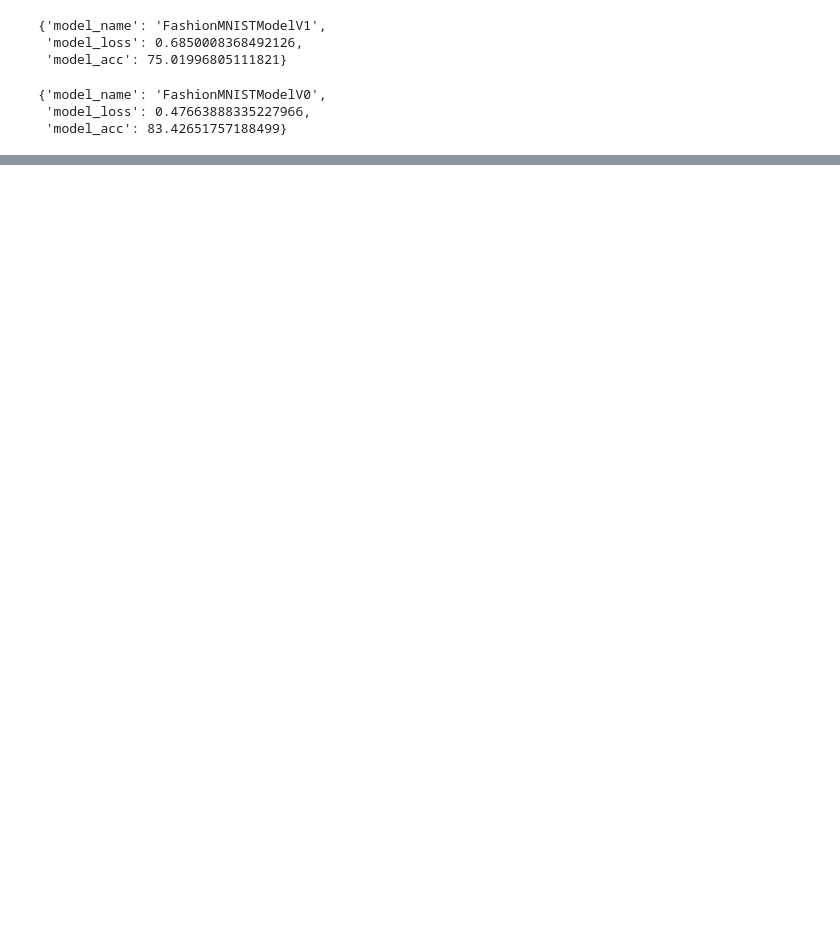
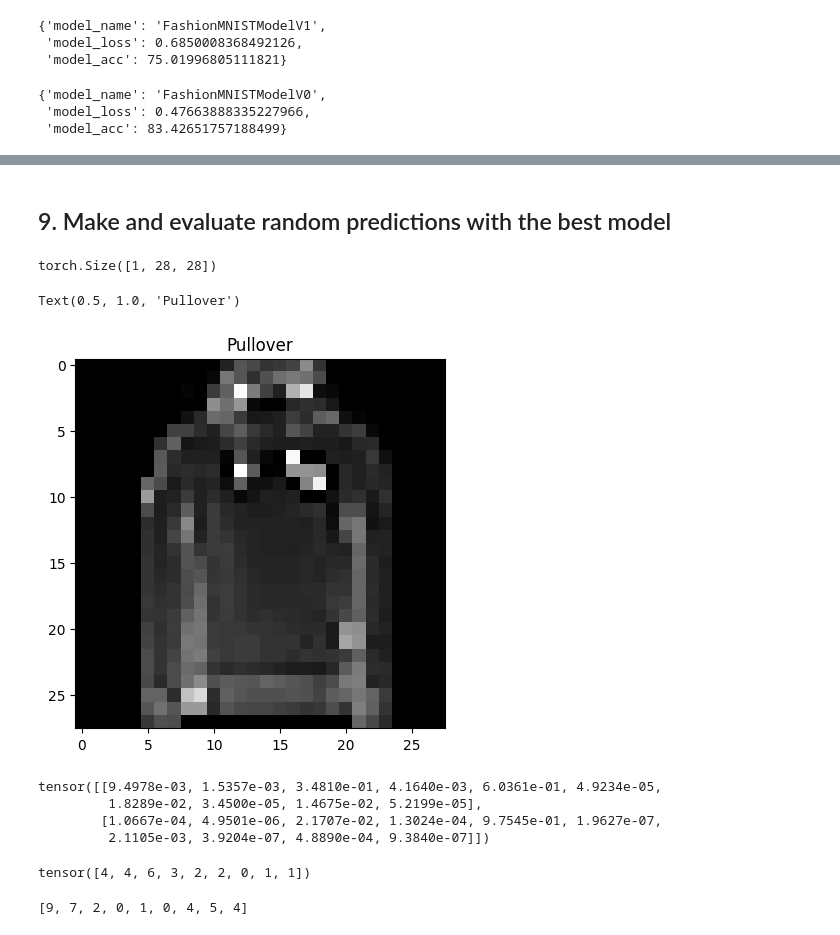
Before and after one commit to AishaEvering/PyTorch_Exercises, a Jupyter notebook: 03_pytorch_computer_vision.ipynb, the cells around one changed output, grey strips where cells are left out. Cells and saved outputs as stored; diff of their text form; code cells hidden in the pictures; blank space fills up the shorter version.

```diff
--- a/03_pytorch_computer_vision.ipynb
+++ b/03_pytorch_computer_vision.ipynb
@@ -816,0 +1110,2 @@ model_0_results
+# %% [markdown]
+## 9. Make and evaluate random predictions with the best model
@@ -816,0 +1136,43 @@ model_0_results
+# %%
+import random
+
+#random.seed(42)
+
+test_samples = []
+test_labels = []
+
+for sample, label in random.sample(list(test_data), k=9): #randomly sampling 9 samples
+  test_samples.append(sample)
+  test_labels.append(label)
+
+# View the first sample shape
+test_samples[0].shape
+# %% [output]
+torch.Size([1, 28, 28])
+# %%
+plt.imshow(test_samples[0].squeeze(), cmap="gray")
+plt.title(class_names[test_labels[0]])
+# %% [output]
+Text(0.5, 1.0, 'Pullover')
+[figure, added]
+# %%
+# Make predictions
+pred_probs = make_predictions(model=model_2, data=test_samples)
+
+# View the first two prediction probabilities
+pred_probs[:2]
+# %% [output]
+tensor([[9.4978e-03, 1.5357e-03, 3.4810e-01, 4.1640e-03, 6.0361e-01, 4.9234e-05,
+         1.8289e-02, 3.4500e-05, 1.4675e-02, 5.2199e-05],
+        [1.0667e-04, 4.9501e-06, 2.1707e-02, 1.3024e-04, 9.7545e-01, 1.9627e-07,
+         2.1105e-03, 3.9204e-07, 4.8890e-04, 9.3840e-07]])
+# %%
+# Convert prediction probabilities to labels
+pred_classes = pred_probs.argmax(dim=1)
+pred_classes
+# %% [output]
+tensor([4, 4, 6, 3, 2, 2, 0, 1, 1])
+# %%
+test_labels
+# %% [output]
+[9, 7, 2, 0, 1, 0, 4, 5, 4]
```
Also changed, not shown: parts of 33 cells of this notebook.
